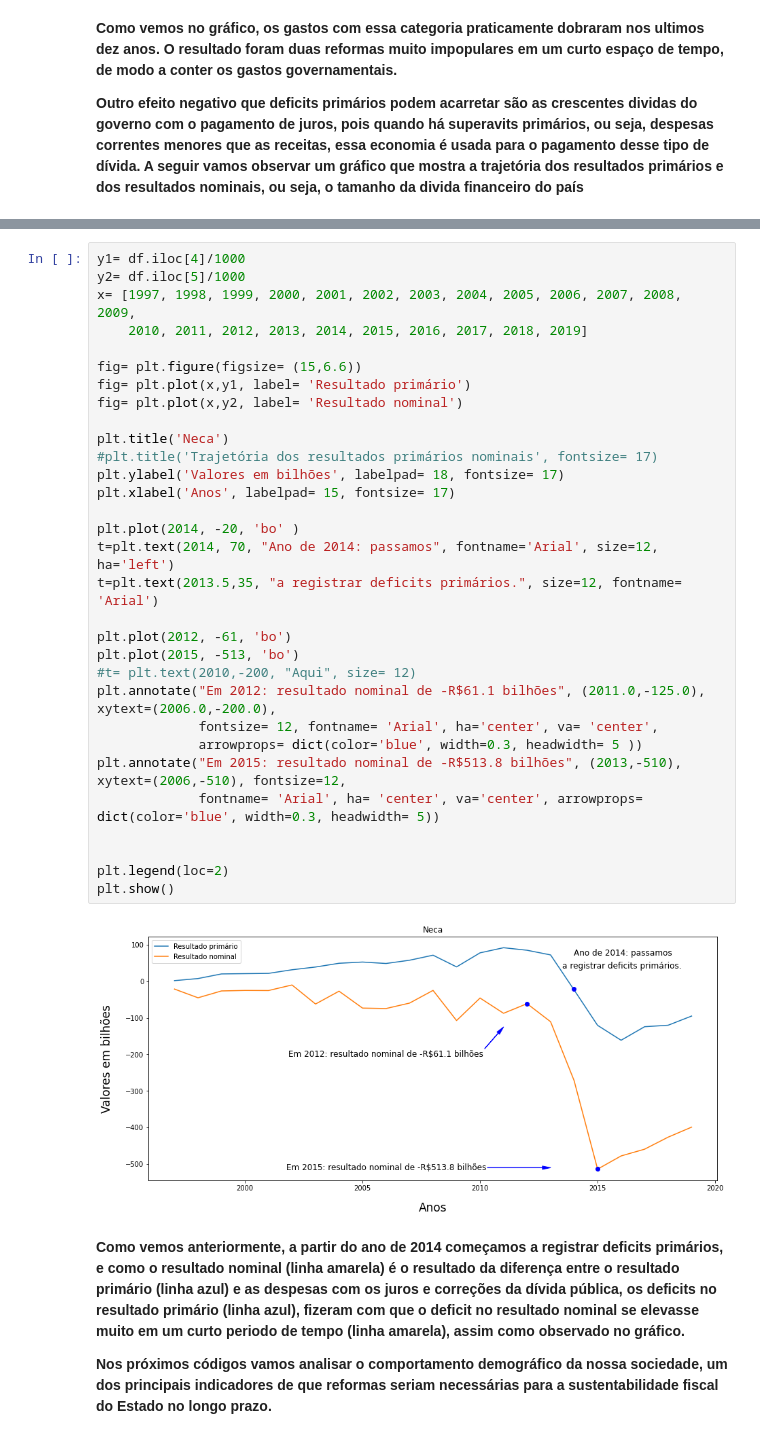
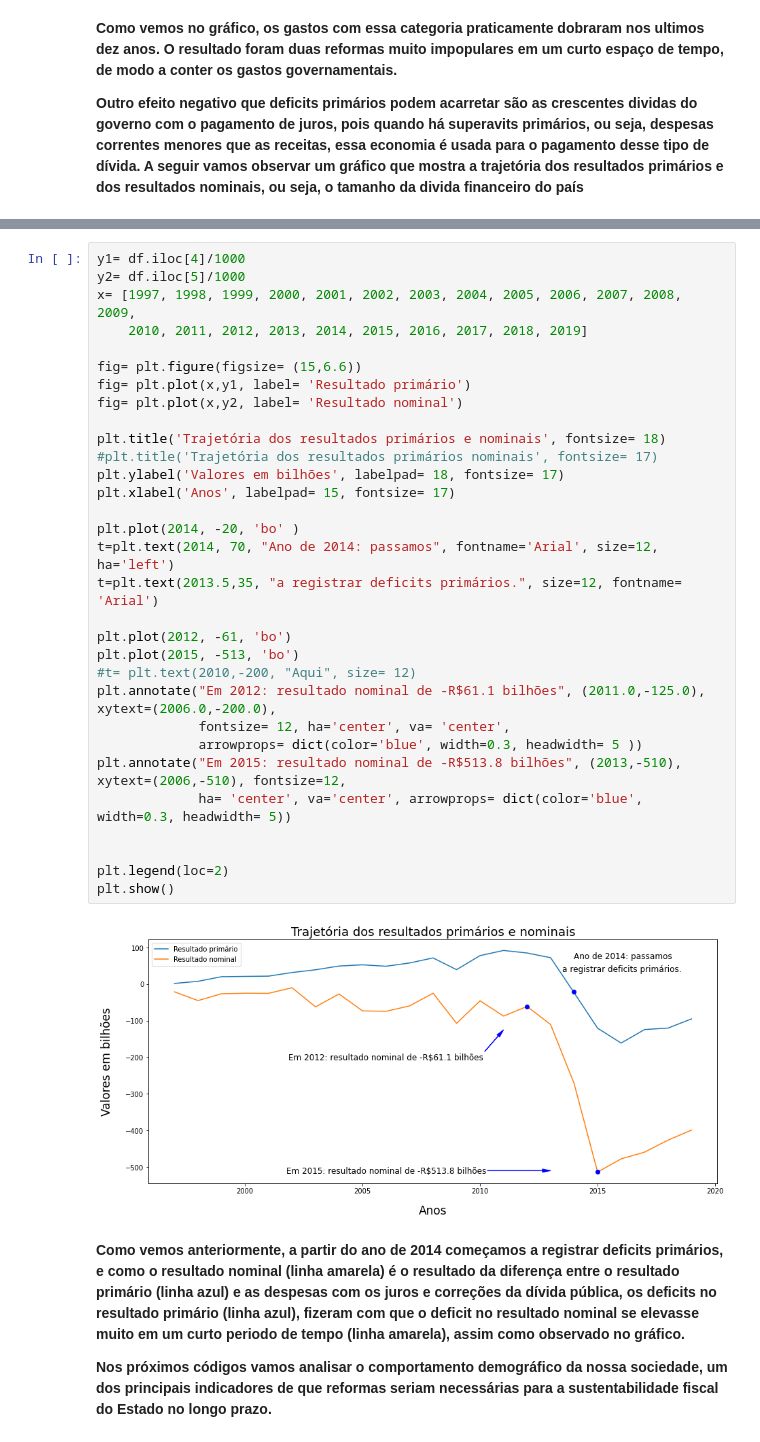
Before and after one commit to jp-data/breves-analises, a Jupyter notebook: Previdência_social_brasileira.ipynb, the cells around one changed output, grey strips where cells are left out. Cells and saved outputs as stored; diff of their text form.

```diff
--- a/Previdência_social_brasileira.ipynb
+++ b/Previdência_social_brasileira.ipynb
@@ -585,36 +593,36 @@ df.head(10)
 # %%
 y1= df.iloc[4]/1000
 y2= df.iloc[5]/1000
 x= [1997, 1998, 1999, 2000, 2001, 2002, 2003, 2004, 2005, 2006, 2007, 2008, 2009,
     2010, 2011, 2012, 2013, 2014, 2015, 2016, 2017, 2018, 2019]
 
 fig= plt.figure(figsize= (15,6.6))
 fig= plt.plot(x,y1, label= 'Resultado primário')
 fig= plt.plot(x,y2, label= 'Resultado nominal')
 
-plt.title('Neca')
+plt.title('Trajetória dos resultados primários e nominais', fontsize= 18)
 #plt.title('Trajetória dos resultados primários nominais', fontsize= 17)
 plt.ylabel('Valores em bilhões', labelpad= 18, fontsize= 17)
 plt.xlabel('Anos', labelpad= 15, fontsize= 17)
 
 plt.plot(2014, -20, 'bo' )
 t=plt.text(2014, 70, "Ano de 2014: passamos", fontname='Arial', size=12, ha='left')
 t=plt.text(2013.5,35, "a registrar deficits primários.", size=12, fontname= 'Arial')
 
 plt.plot(2012, -61, 'bo')
 plt.plot(2015, -513, 'bo')
 #t= plt.text(2010,-200, "Aqui", size= 12)
 plt.annotate("Em 2012: resultado nominal de -R$61.1 bilhões", (2011.0,-125.0), xytext=(2006.0,-200.0),
-             fontsize= 12, fontname= 'Arial', ha='center', va= 'center',
+             fontsize= 12, ha='center', va= 'center',
              arrowprops= dict(color='blue', width=0.3, headwidth= 5 ))
 plt.annotate("Em 2015: resultado nominal de -R$513.8 bilhões", (2013,-510), xytext=(2006,-510), fontsize=12,
-             fontname= 'Arial', ha= 'center', va='center', arrowprops= dict(color='blue', width=0.3, headwidth= 5))
+             ha= 'center', va='center', arrowprops= dict(color='blue', width=0.3, headwidth= 5))
 
 
 plt.legend(loc=2)
 plt.show()
 # %% [output]
-[figure, old version]
+[figure, new version]
 # %% [markdown]
 **Como vemos anteriormente, a partir do ano de 2014 começamos a registrar deficits primários, e como o resultado nominal (linha amarela) é o resultado da diferença entre o resultado primário (linha azul) e as despesas com os juros e correções da dívida pública, os deficits no resultado primário (linha azul), fizeram com que o deficit no resultado nominal se elevasse muito em um curto periodo de tempo (linha amarela), assim como observado no gráfico.**
 
```
Also changed, not shown: parts of 4 cells of this notebook.
